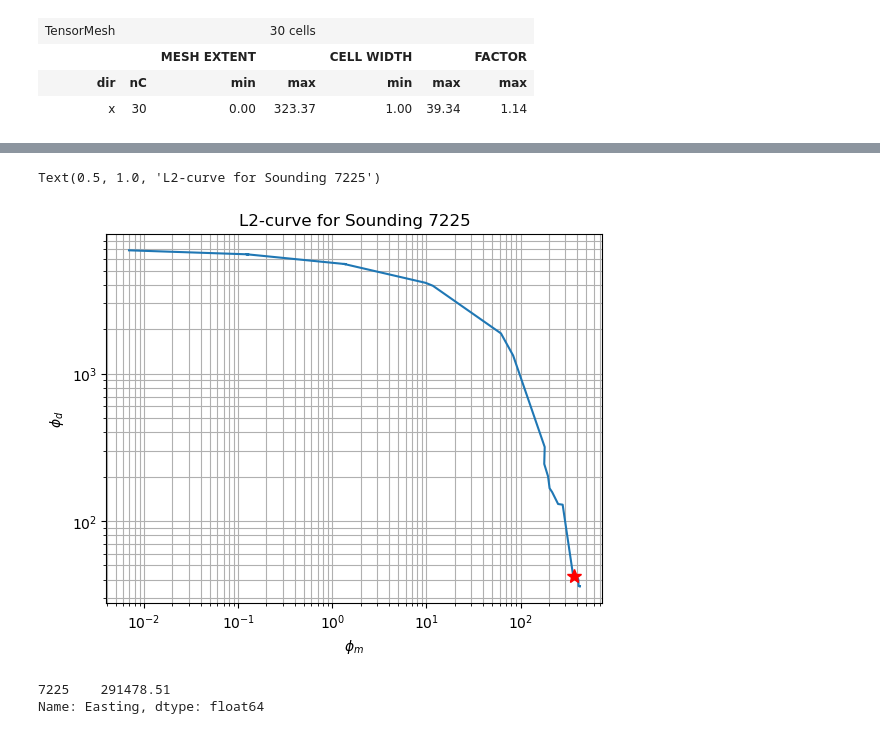
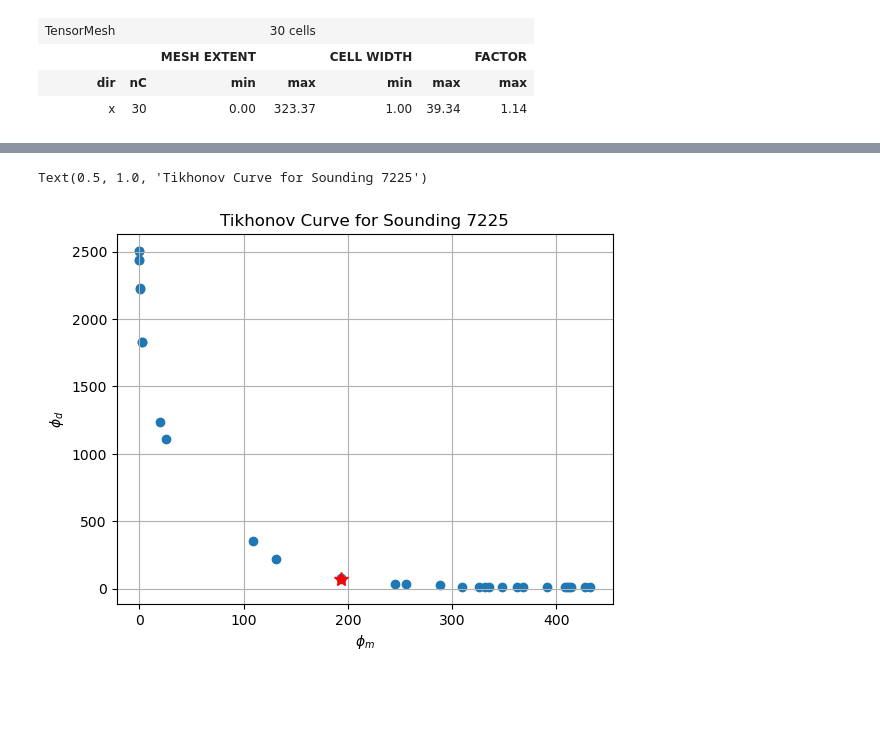
Before and after one commit to oscarshek/EOSC-556-Project, a Jupyter notebook: Notebook/AusAEM_WA-5percenterror.ipynb, the cells around one changed output, grey strips where cells are left out. Saved outputs shown, nothing was run; the diff lists cells and outputs as text; code cells hidden in the pictures; blank space fills up the shorter version.

```diff
--- a/Notebook/AusAEM_WA-5percenterror.ipynb
+++ b/Notebook/AusAEM_WA-5percenterror.ipynb
@@ -559,22 +548,17 @@ betas =  [save_dict.outDict[i]['beta'] for i in range(1, n_iter)]
 # %%
 # this is an L-curvey plot
 #plt.plot(phi_ms, phi_ds)
-plt.loglog(phi_ms[1:31], phi_ds[1:31])
+plt.scatter(phi_ms[0:31], phi_ds[0:31])
 #plt.yscale("log")
 plt.grid(which="both")
-plt.plot(phi_ms[18], phi_ds[18], marker='*', markersize=10, color='r')
+plt.plot(phi_ms[13], phi_ds[13], marker='*', markersize=10, color='r')
 plt.xlabel("$\phi_m$")
 plt.ylabel("$\phi_d$")
-#plt.ylim(1e4,1e6)
-#plt.xlim(1e1,1e3)
-plt.title("L2-curve for Sounding 7225")
+#plt.ylim(1e1,1e4)
+#plt.xlim(1e0,1e3)
+plt.title("Tikhonov Curve for Sounding 7225")
 #plt.set_title("Conductivity Profile")
 # %% [output]
-Text(0.5, 1.0, 'L2-curve for Sounding 7225')
+Text(0.5, 1.0, 'Tikhonov Curve for Sounding 7225')
-[figure, old version]
+[figure, new version]
-# %%
-station['Easting']
-# %% [output]
-7225    291478.51
-Name: Easting, dtype: float64
 # %%
```
Also changed, not shown: parts of 18 cells of this notebook, 1 other file.
